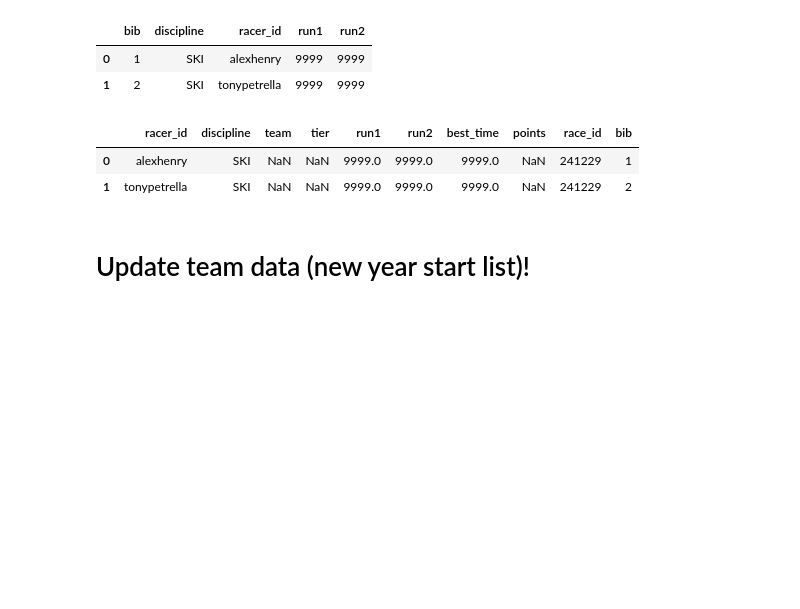
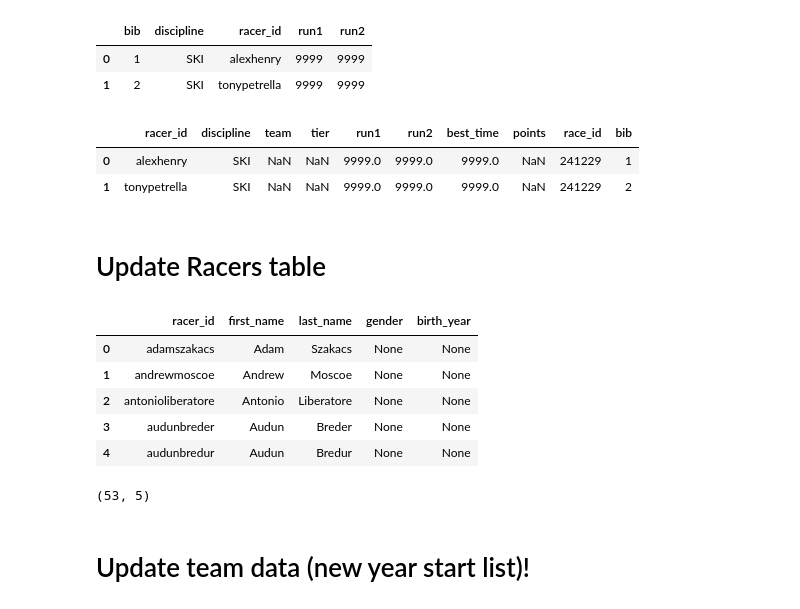
Before and after one commit to Cartar/alpine-fng.github.io, a Jupyter notebook: data/UploadResults.ipynb, the cells around one changed output. Drawn from its saved outputs; the diff is of its cells as text; code cells hidden in the pictures; blank space fills up the shorter version.

```diff
--- a/data/UploadResults.ipynb
+++ b/data/UploadResults.ipynb
@@ -70,3 +70,5 @@ df_load[RACE_RESULT_COL_ORDER].head(2)
 #    description,
 #    conn
 #)
+# %% [markdown]
+# Update Racers table
@@ -72,0 +86,28 @@ df_load[RACE_RESULT_COL_ORDER].head(2)
+# %%
+sql = """
+with base AS (SELECT a.racer_id, max(a.name) as name
+FROM Teams AS a
+LEFT JOIN Racers AS b
+ON a.racer_id = b.racer_id
+WHERE b.racer_id IS NULL
+group by 1)
+SELECT racer_id,
+    substr(name, 1, instr(name, ' ') - 1) AS first_name,
+    substr(name, instr(name, ' ') + 1) AS last_name,
+    NULL as gender,
+    NULL as birth_year
+FROM base
+"""
+df = pd.read_sql(sql, conn)
+df.head()
+# %% [output]
+|  | racer_id | first_name | last_name | gender | birth_year |
+| 0 | adamszakacs | Adam | Szakacs | None | None |
+| 1 | andrewmoscoe | Andrew | Moscoe | None | None |
+| 2 | antonioliberatore | Antonio | Liberatore | None | None |
+| 3 | audunbreder | Audun | Breder | None | None |
+| 4 | audunbredur | Audun | Bredur | None | None |
+# %%
+df.shape
+# %% [output]
+(53, 5)
```
Also changed, not shown: parts of 26 cells of this notebook, 13 other files.
